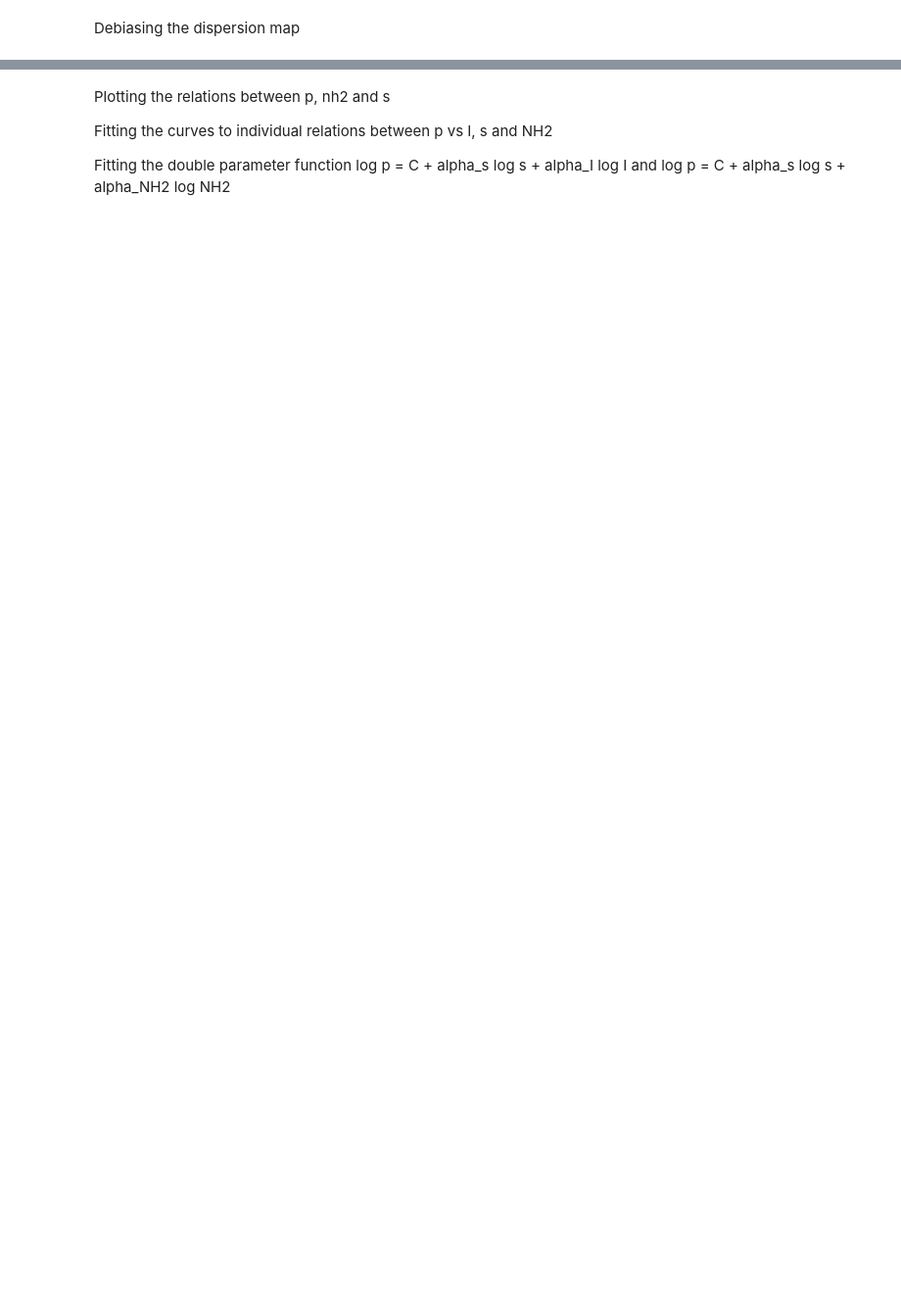
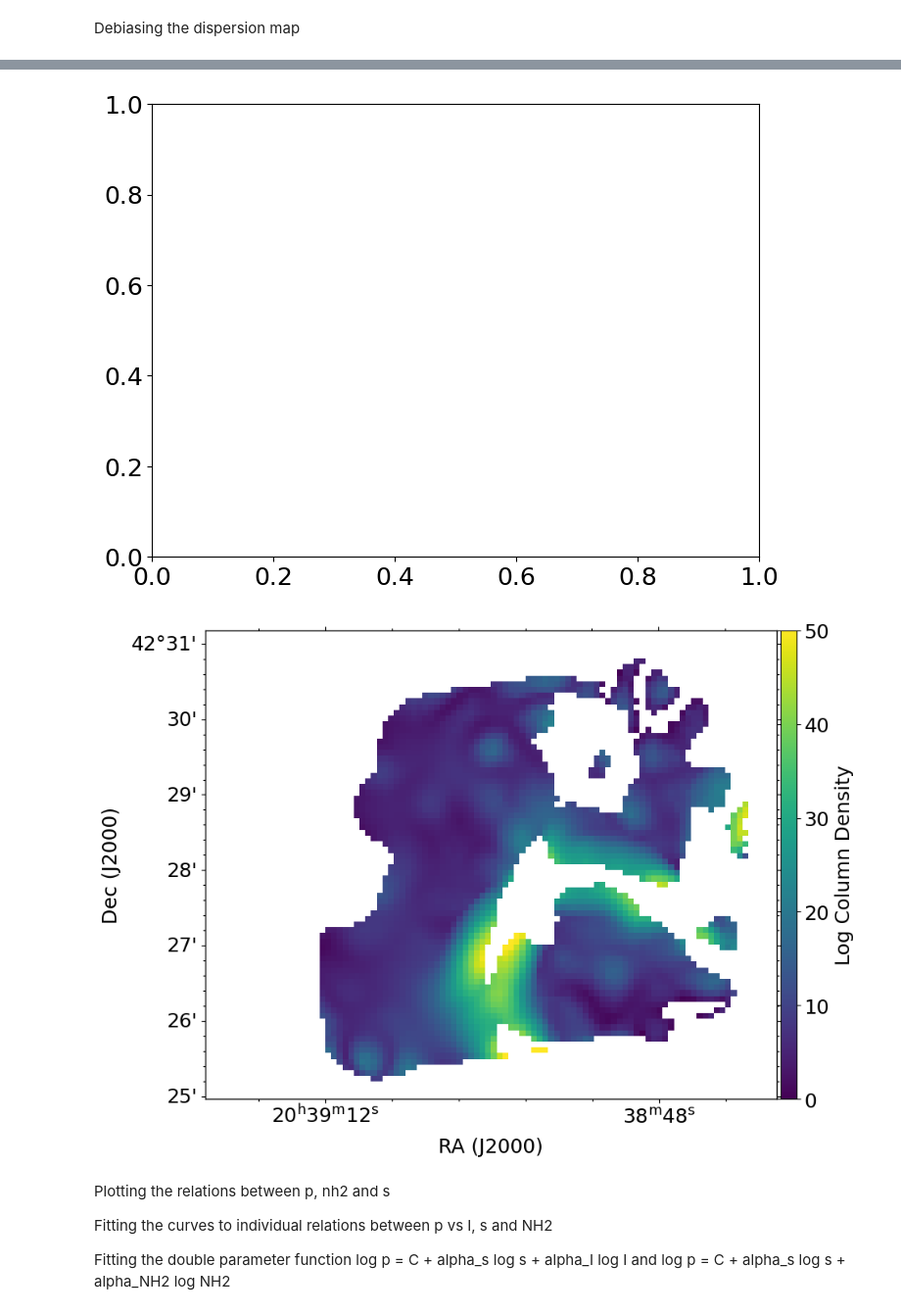
Before and after one commit to Siddharth3-14/Internship-MIT, a Jupyter notebook: dr21_C2N_analysis.ipynb, the cells around one changed output, grey strips where cells are left out. Shown at 98% size. Saved outputs shown, nothing was run; the diff lists cells and outputs as text; code cells hidden in the pictures; blank space fills up the shorter version.

```diff
--- a/dr21_C2N_analysis.ipynb
+++ b/dr21_C2N_analysis.ipynb
@@ -214,3 +211,32 @@ plt.show()
+# %%
+S_map_deb = S_map.copy()
+S_map_deb.data = np.sqrt(S_map.data**2 - sigma_S_map.data**2)
+
+# plt.figure(figsize=(14,10))
+# plt.imshow(S_map_deb.data,origin='lower', extent=[np.nanmax(RA_grid),np.nanmin(RA_grid),np.nanmin(DEC_grid),np.nanmax(DEC_grid)])
+# plt.show()
+
+LogMapColumnDensity = MapColumndensity.copy()
+LogMapColumnDensity.data = np.log10(LogMapColumnDensity.data)
+
+
+
+fig = plt.subplots(figsize =(8, 6))
+scuba = aplpy.FITSFigure(S_map_deb)
+scuba.ticks.set_xspacing(0.1) # number in degrees
+
+scuba.show_colorscale(cmap='default',vmin = 0,vmax = 50)
+
+scuba.ticks.show()
+scuba.ticks.show_x()
+scuba.ticks.show_y()
+# aplpy.Colorbar.show(location='right', width=0.2, pad=0.05, ticks=None,)
+scuba.add_colorbar(location='right', width=0.2, pad=0.05, ticks=None,axis_label_text= 'Log Column Density')
+plt.tight_layout()
+plt.show()
+# %% [output]
+[figure, added]
+[figure, added]
 # %% [markdown]
 Plotting the relations between p, nh2 and s
 
```
Also changed, not shown: parts of 30 cells of this notebook, 2 other files.
